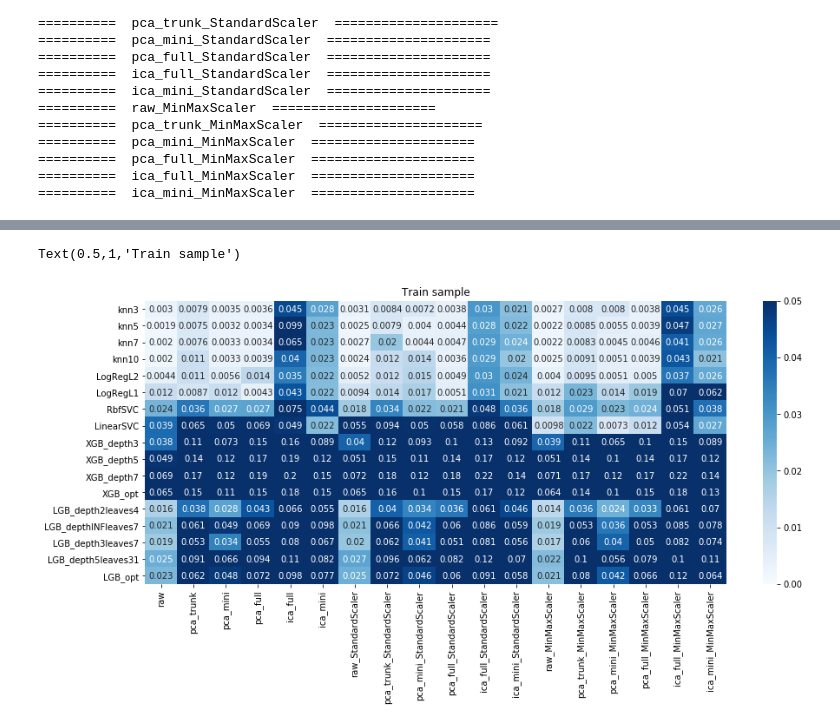
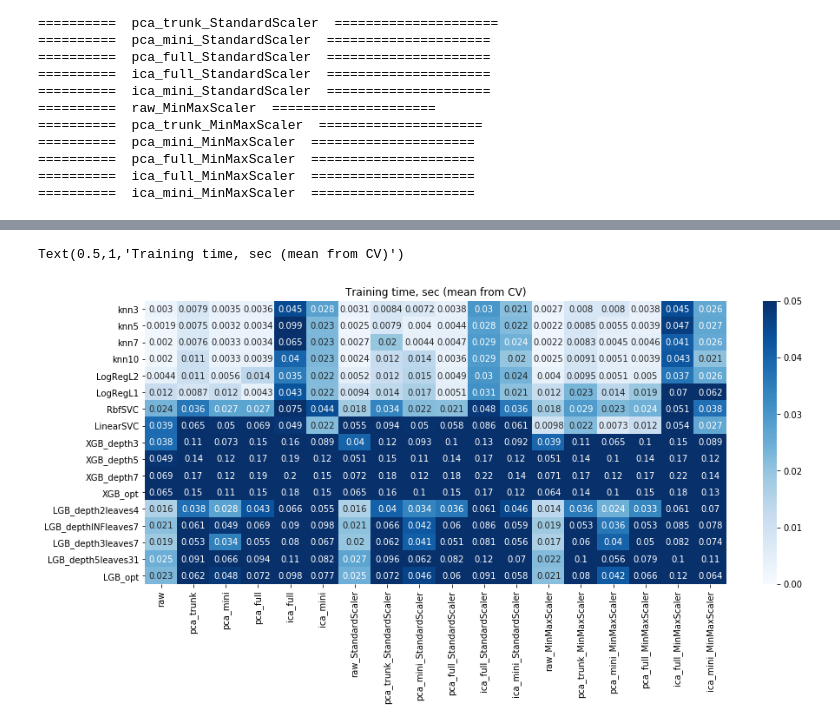
Before and after one commit to mlisovyi/TitanicSurvivalGuide, a Jupyter notebook: Model_Comparison.ipynb, the cells around one changed output, grey strips where cells are left out. Drawn from its saved outputs; the diff is of its cells as text; code cells hidden in the pictures.

```diff
--- a/Model_Comparison.ipynb
+++ b/Model_Comparison.ipynb
@@ -223,7 +223,7 @@ Text(0.5,1,'Train sample')
 # %%
 plt.figure(figsize=(15,6))
 sns.heatmap(fit_time_cv_summary, cmap='Blues', annot=True, vmin=0.00, vmax=0.05)
-plt.title('Train sample')
+plt.title('Training time, sec (mean from CV)')
 # %% [output]
-Text(0.5,1,'Train sample')
+Text(0.5,1,'Training time, sec (mean from CV)')
-[figure, old version]
+[figure, new version]
```
Also changed, not shown: parts of 8 cells of this notebook.
